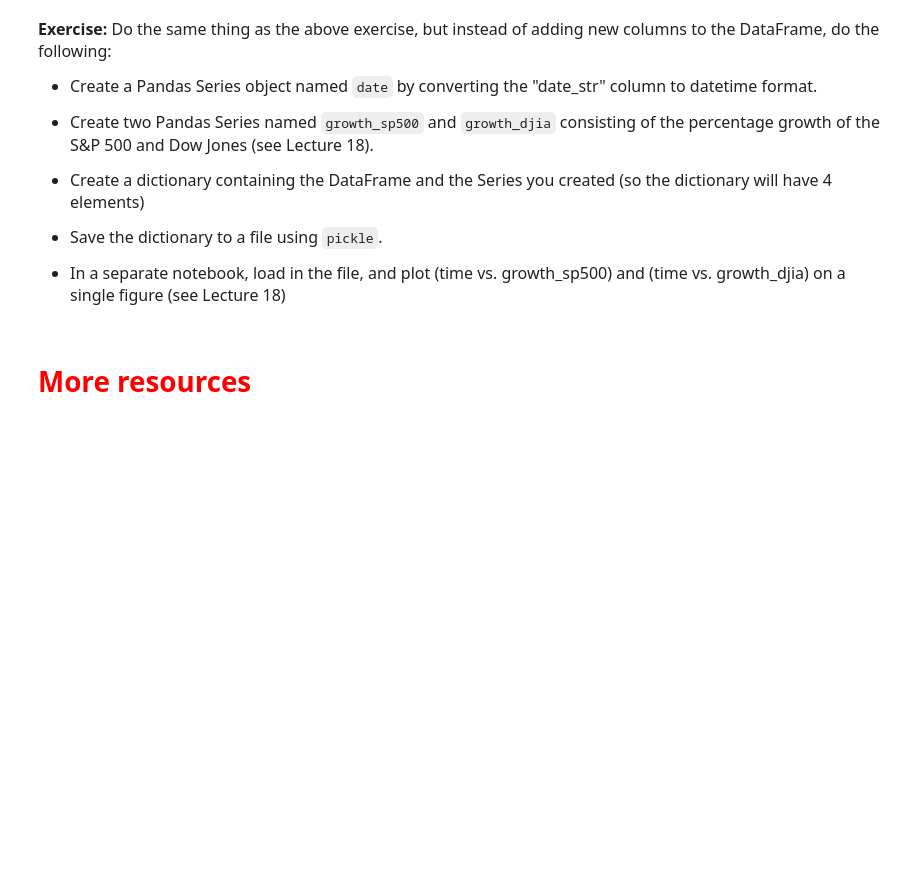
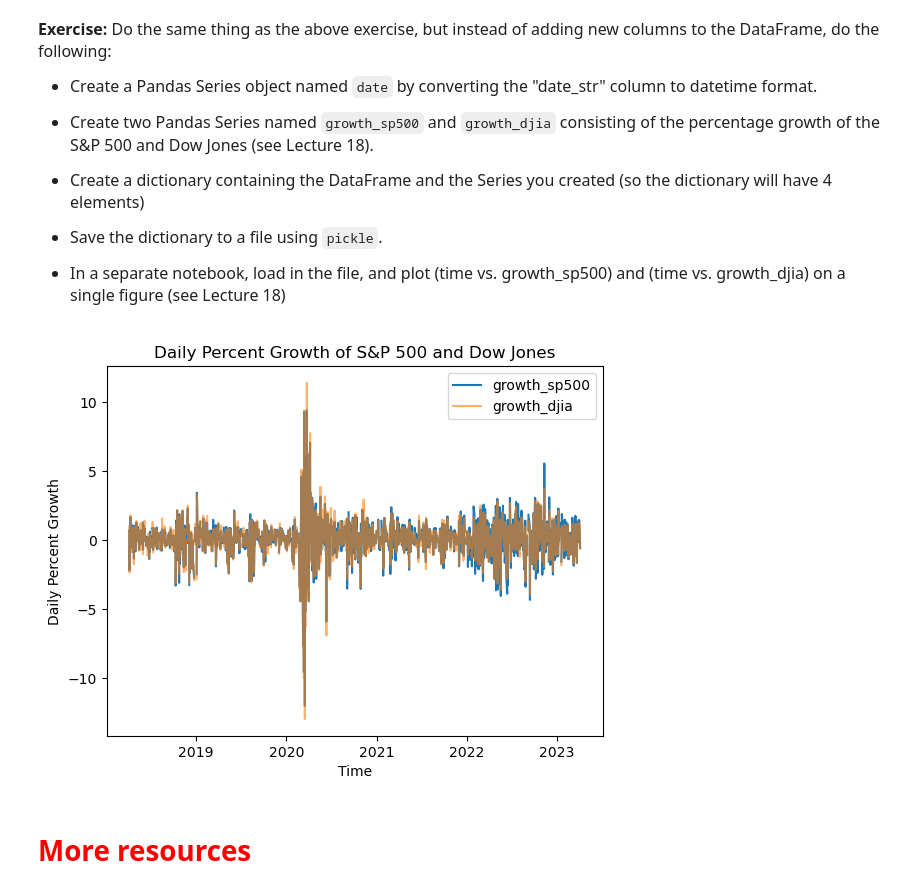
Before and after one commit to awan399/qtm151fall2025, a Jupyter notebook: Lecture_22/complete_lecture_22.ipynb, the cells around one changed output. Cells and saved outputs as stored; diff of their text form; code cells hidden in the pictures; blank space fills up the shorter version.

```diff
--- a/Lecture_22/complete_lecture_22.ipynb
+++ b/Lecture_22/complete_lecture_22.ipynb
@@ -328,3 +381,24 @@ Now we can move to another notebook, load the files we save and do all the plott
+# %%
+# your code here
+financial["date"] = pd.to_datetime(financial["date_str"], format="%m/%d/%Y")
+growth_sp500 = financial.iloc[:,1].diff() / financial.iloc[:,1].shift(1) * 100
+growth_djia = financial.iloc[:,2].diff() / financial.iloc[:,2].shift(1) * 100
+
+financial_new_dict = {"financial_data" : financial, "growth_sp500" : growth_sp500, "growth_djia" : growth_djia}
+financial_new_data = "data_raw/financial_new_data.pickle"
+with open(financial_new_data, 'wb') as file:
+    pickle.dump(financial_new_dict, file)
+
+df_plot = financial.reset_index()
+plt.plot(df_plot["date"], growth_sp500)
+plt.plot(df_plot["date"], growth_djia, alpha = .6)
+plt.legend( ["growth_sp500", "growth_djia"] )
+plt.xlabel("Time")
+plt.ylabel("Daily Percent Growth")
+plt.title("Daily Percent Growth of S&P 500 and Dow Jones")
+plt.show()
+# %% [output]
+[figure, added]
 # %% [markdown]
 # <span style="color:red">  More resources  </span>
 # %% [markdown]
```
Also changed, not shown: parts of 8 cells of this notebook, 5 other files.
